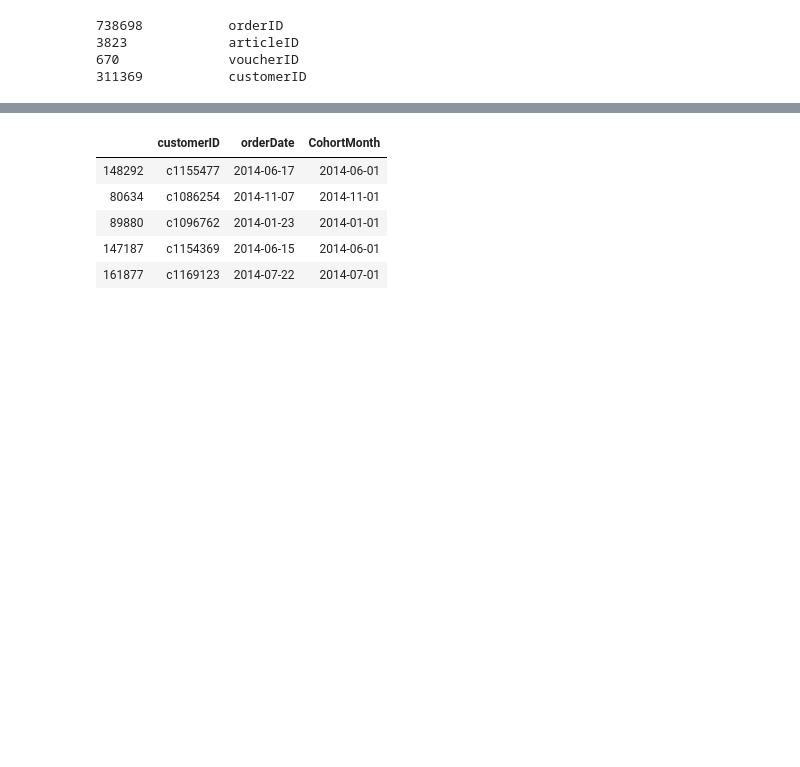
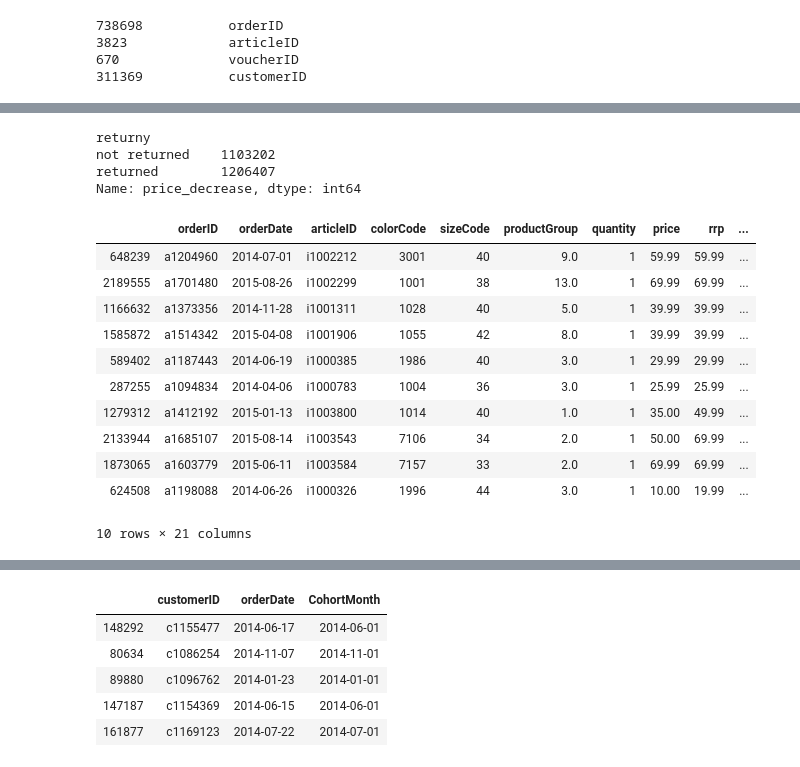
Before and after one commit to MichalWlodkowski/Data_Cup_2016, a Jupyter notebook: DataCup_returns.ipynb, the cells around one changed output, grey strips where cells are left out. Saved outputs shown, nothing was run; the diff lists cells and outputs as text; code cells hidden in the pictures; blank space fills up the shorter version.

```diff
--- a/DataCup_returns.ipynb
+++ b/DataCup_returns.ipynb
@@ -62,0 +111,22 @@ train['price_decrease'] = train['price'] / train['rrp'] -1
+# %%
+train.groupby(['returny']).price_decrease.count()
+# %% [output]
+returny
+not returned    1103202
+returned        1206407
+Name: price_decrease, dtype: int64
+# %%
+train.sample(10)
+# %% [output]
+|  | orderID | orderDate | articleID | colorCode | sizeCode | productGroup | quantity | price | rrp | ... |
+| 648239 | a1204960 | 2014-07-01 | i1002212 | 3001 | 40 | 9.0 | 1 | 59.99 | 59.99 | ... |
+| 2189555 | a1701480 | 2015-08-26 | i1002299 | 1001 | 38 | 13.0 | 1 | 69.99 | 69.99 | ... |
+| 1166632 | a1373356 | 2014-11-28 | i1001311 | 1028 | 40 | 5.0 | 1 | 39.99 | 39.99 | ... |
+| 1585872 | a1514342 | 2015-04-08 | i1001906 | 1055 | 42 | 8.0 | 1 | 39.99 | 39.99 | ... |
+| 589402 | a1187443 | 2014-06-19 | i1000385 | 1986 | 40 | 3.0 | 1 | 29.99 | 29.99 | ... |
+| 287255 | a1094834 | 2014-04-06 | i1000783 | 1004 | 36 | 3.0 | 1 | 25.99 | 25.99 | ... |
+| 1279312 | a1412192 | 2015-01-13 | i1003800 | 1014 | 40 | 1.0 | 1 | 35.00 | 49.99 | ... |
+| 2133944 | a1685107 | 2015-08-14 | i1003543 | 7106 | 34 | 2.0 | 1 | 50.00 | 69.99 | ... |
+| 1873065 | a1603779 | 2015-06-11 | i1003584 | 7157 | 33 | 2.0 | 1 | 69.99 | 69.99 | ... |
+| 624508 | a1198088 | 2014-06-26 | i1000326 | 1996 | 44 | 3.0 | 1 | 10.00 | 19.99 | ... |
+10 rows × 21 columns
```
Also changed, not shown: parts of 13 cells of this notebook.
